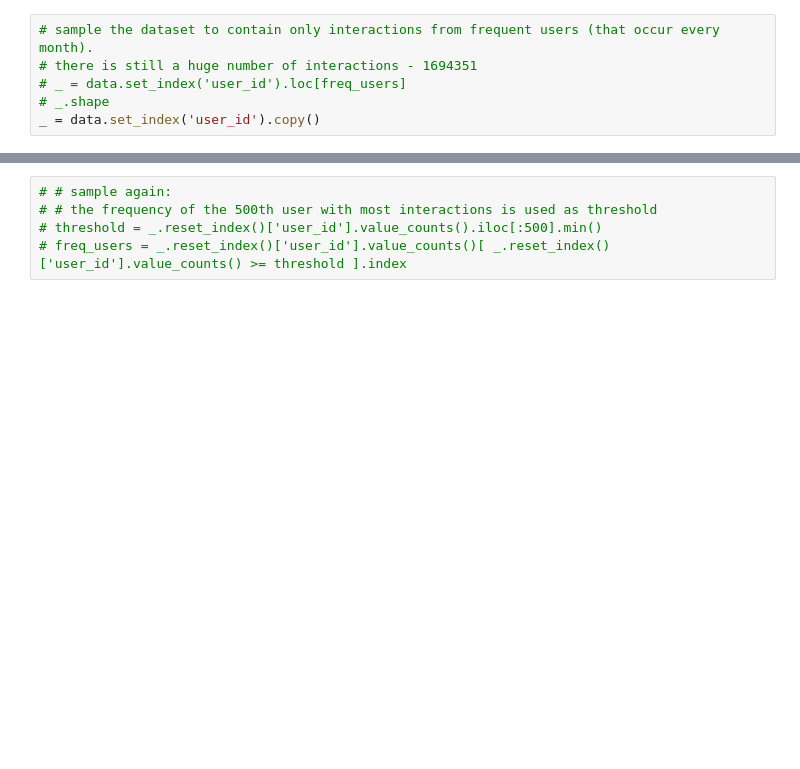
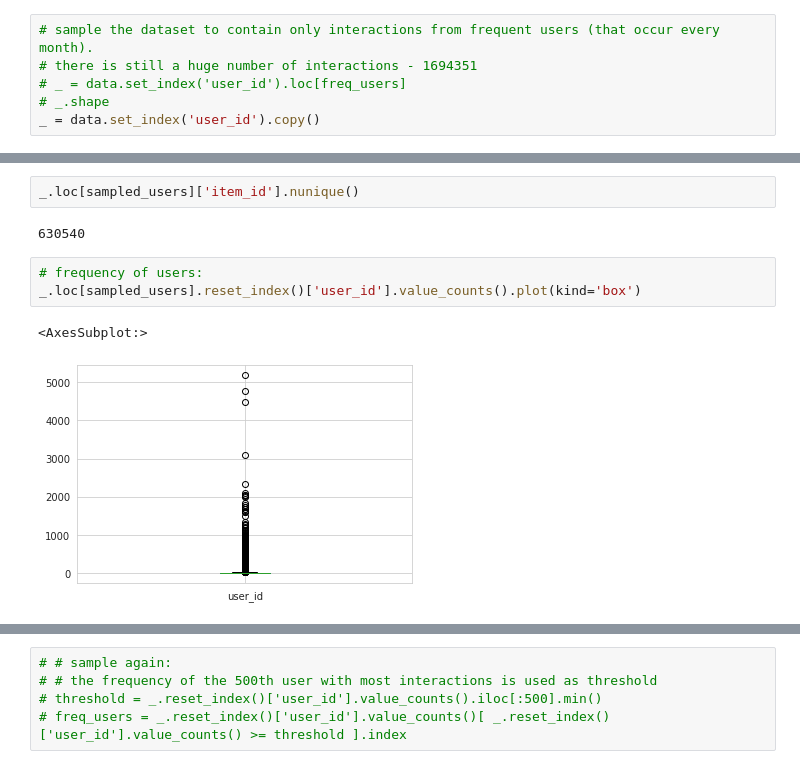
Before and after one commit to Key0412/streamRec-forgetting, a Jupyter notebook: notebooks/Avaliação de Dataset - Amazon Books.ipynb, the cells around one changed output, grey strips where cells are left out. Saved outputs shown, nothing was run; the diff lists cells and outputs as text; blank space fills up the shorter version.

```diff
--- a/notebooks/Avaliação de Dataset - Amazon Books.ipynb
+++ b/notebooks/Avaliação de Dataset - Amazon Books.ipynb
@@ -184,0 +213,10 @@ _.reset_index()['user_id'].value_counts().plot(kind='box')
+# %%
+_.loc[sampled_users]['item_id'].nunique()
+# %% [output]
+630540
+# %%
+# frequency of users:
+_.loc[sampled_users].reset_index()['user_id'].value_counts().plot(kind='box')
+# %% [output]
+<AxesSubplot:>
+[figure, added]
```
Also changed, not shown: parts of 28 cells of this notebook, 34 other files.
